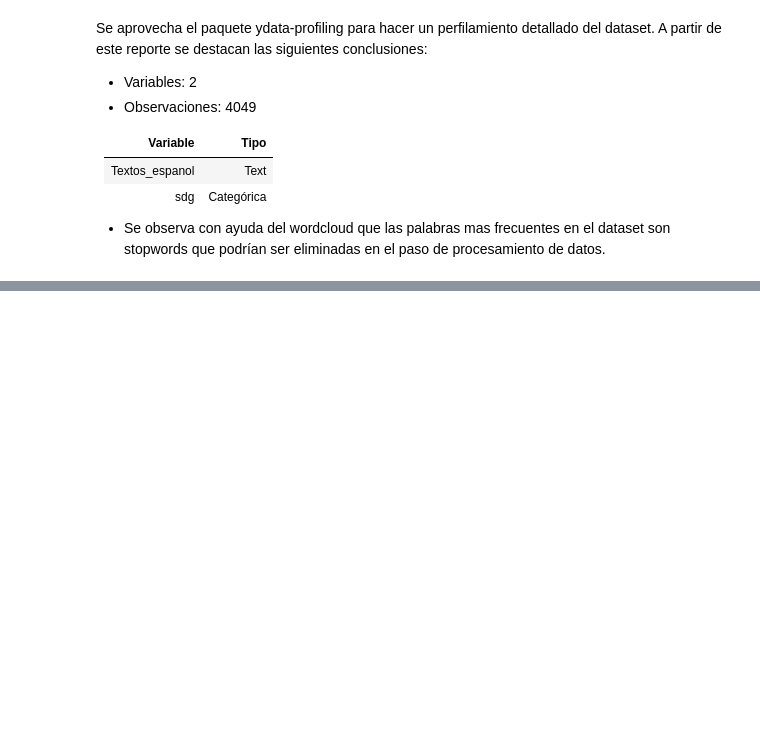
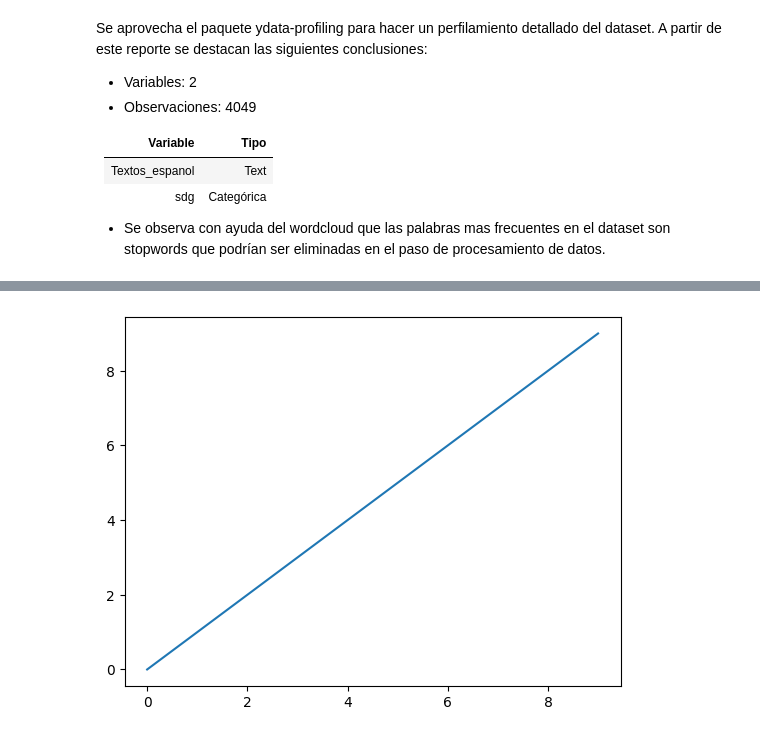
Before and after one commit to Danielfts/BI_PROY1_2402, a Jupyter notebook: Proyecto 1/Etapa 1/Modelo_A/modelo_a.ipynb, the cells around one changed output, grey strips where cells are left out. Saved outputs shown, nothing was run; the diff lists cells and outputs as text; code cells hidden in the pictures; blank space fills up the shorter version.

```diff
--- a/Proyecto 1/Etapa 1/Modelo_A/modelo_a.ipynb
+++ b/Proyecto 1/Etapa 1/Modelo_A/modelo_a.ipynb
@@ -119,0 +195,6 @@ profile
+# %%
+# make any matplotlib plot
+plt.plot(np.arange(10))
+plt.show()
+# %% [output]
+[figure, added]
```
Also changed, not shown: parts of 9 cells of this notebook.
